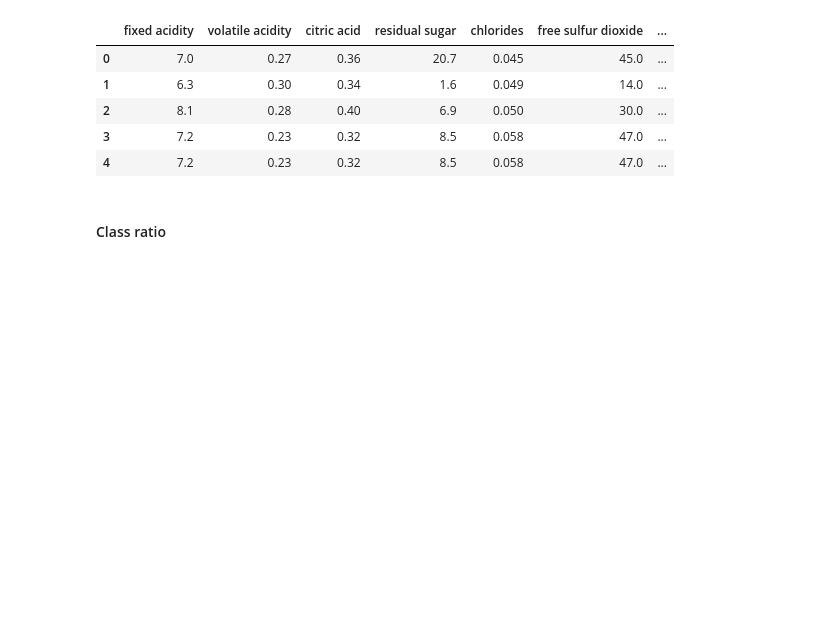
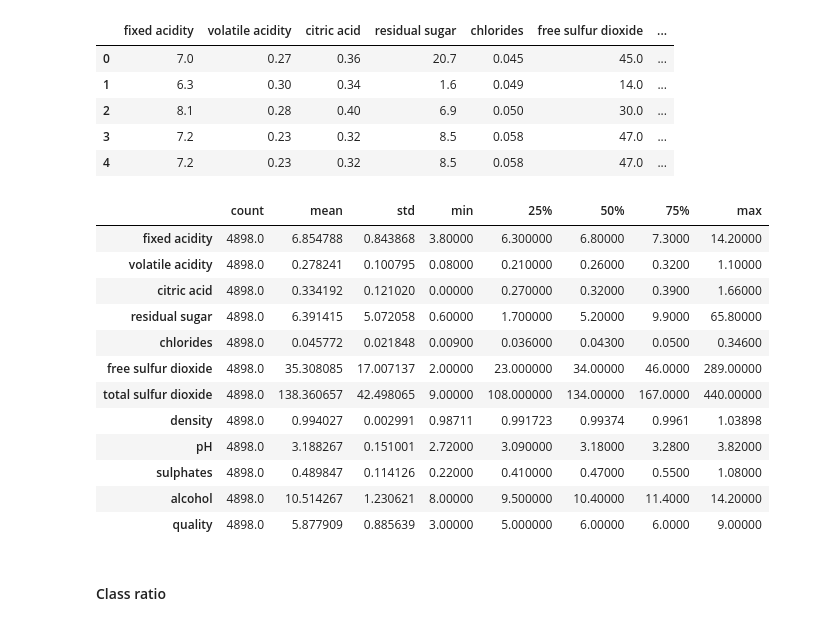
Before and after one commit to Ozzcarr/wine-quality-analysis, a Jupyter notebook: main.ipynb, the cells around one changed output. Cells and saved outputs as stored; diff of their text form; code cells hidden in the pictures; blank space fills up the shorter version.

```diff
--- a/main.ipynb
+++ b/main.ipynb
@@ -41,6 +28,23 @@ wine_df.head()
 | 2 | 8.1 | 0.28 | 0.40 | 6.9 | 0.050 | 30.0 | ... |
 | 3 | 7.2 | 0.23 | 0.32 | 8.5 | 0.058 | 47.0 | ... |
 | 4 | 7.2 | 0.23 | 0.32 | 8.5 | 0.058 | 47.0 | ... |
+# %%
+# Describe the datasets features
+wine_df.describe().T
+# %% [output]
+|  | count | mean | std | min | 25% | 50% | 75% | max |
+| fixed acidity | 4898.0 | 6.854788 | 0.843868 | 3.80000 | 6.300000 | 6.80000 | 7.3000 | 14.20000 |
+| volatile acidity | 4898.0 | 0.278241 | 0.100795 | 0.08000 | 0.210000 | 0.26000 | 0.3200 | 1.10000 |
+| citric acid | 4898.0 | 0.334192 | 0.121020 | 0.00000 | 0.270000 | 0.32000 | 0.3900 | 1.66000 |
+| residual sugar | 4898.0 | 6.391415 | 5.072058 | 0.60000 | 1.700000 | 5.20000 | 9.9000 | 65.80000 |
+| chlorides | 4898.0 | 0.045772 | 0.021848 | 0.00900 | 0.036000 | 0.04300 | 0.0500 | 0.34600 |
+| free sulfur dioxide | 4898.0 | 35.308085 | 17.007137 | 2.00000 | 23.000000 | 34.00000 | 46.0000 | 289.00000 |
+| total sulfur dioxide | 4898.0 | 138.360657 | 42.498065 | 9.00000 | 108.000000 | 134.00000 | 167.0000 | 440.00000 |
+| density | 4898.0 | 0.994027 | 0.002991 | 0.98711 | 0.991723 | 0.99374 | 0.9961 | 1.03898 |
+| pH | 4898.0 | 3.188267 | 0.151001 | 2.72000 | 3.090000 | 3.18000 | 3.2800 | 3.82000 |
+| sulphates | 4898.0 | 0.489847 | 0.114126 | 0.22000 | 0.410000 | 0.47000 | 0.5500 | 1.08000 |
+| alcohol | 4898.0 | 10.514267 | 1.230621 | 8.00000 | 9.500000 | 10.40000 | 11.4000 | 14.20000 |
+| quality | 4898.0 | 5.877909 | 0.885639 | 3.00000 | 5.000000 | 6.00000 | 6.0000 | 9.00000 |
 # %% [markdown]
 #### Class ratio
 # %%
```
Also changed, not shown: parts of 11 cells of this notebook, 2 other files.
